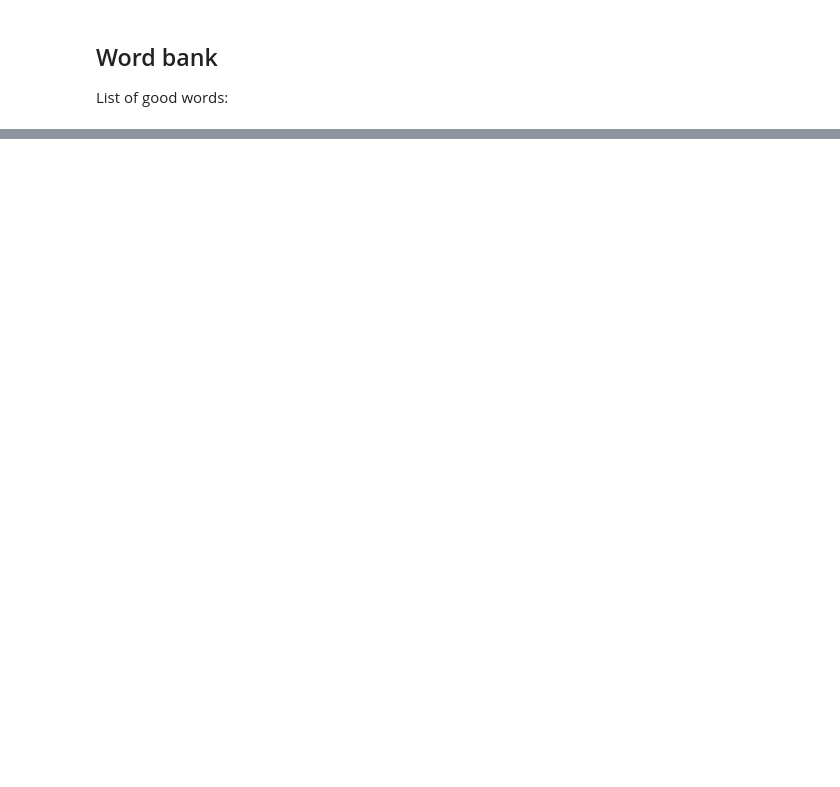
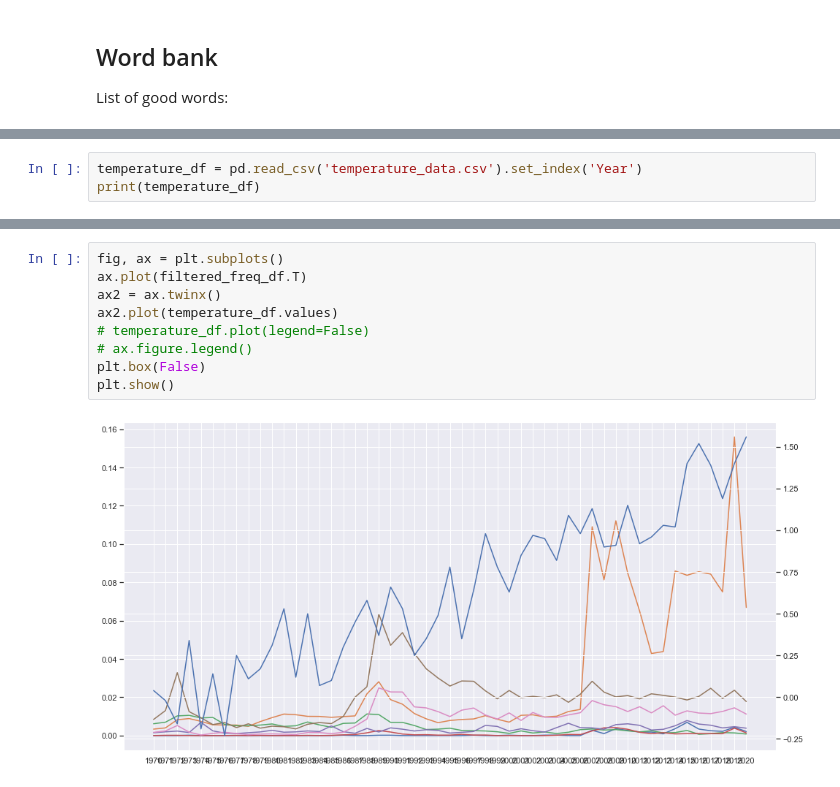
Before and after one commit to agnivchtj/UN-Debate-Corpus, a Jupyter notebook: UN Debates, World Happiness and International Trade.ipynb, the cells around one changed output, grey strips where cells are left out. Cells and saved outputs as stored; diff of their text form; blank space fills up the shorter version.

```diff
--- a/UN Debates, World Happiness and International Trade.ipynb
+++ b/UN Debates, World Happiness and International Trade.ipynb
@@ -180,0 +231,3 @@ Decommissioning
+# %%
+temperature_df = pd.read_csv('temperature_data.csv').set_index('Year')
+print(temperature_df)
@@ -180,0 +252,11 @@ Decommissioning
+# %%
+fig, ax = plt.subplots()
+ax.plot(filtered_freq_df.T)
+ax2 = ax.twinx()
+ax2.plot(temperature_df.values)
+# temperature_df.plot(legend=False)
+# ax.figure.legend()
+plt.box(False)
+plt.show()
+# %% [output]
+[figure, added]
```
Also changed, not shown: parts of 7 cells of this notebook, 2 other files.
